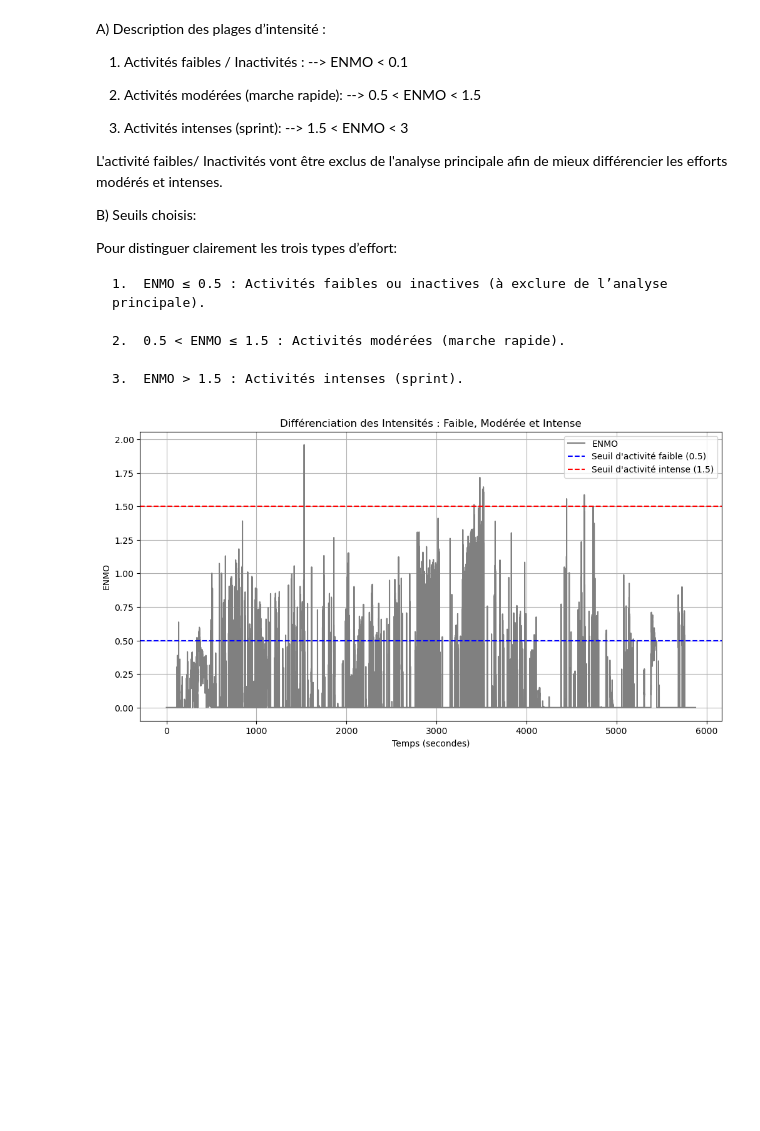
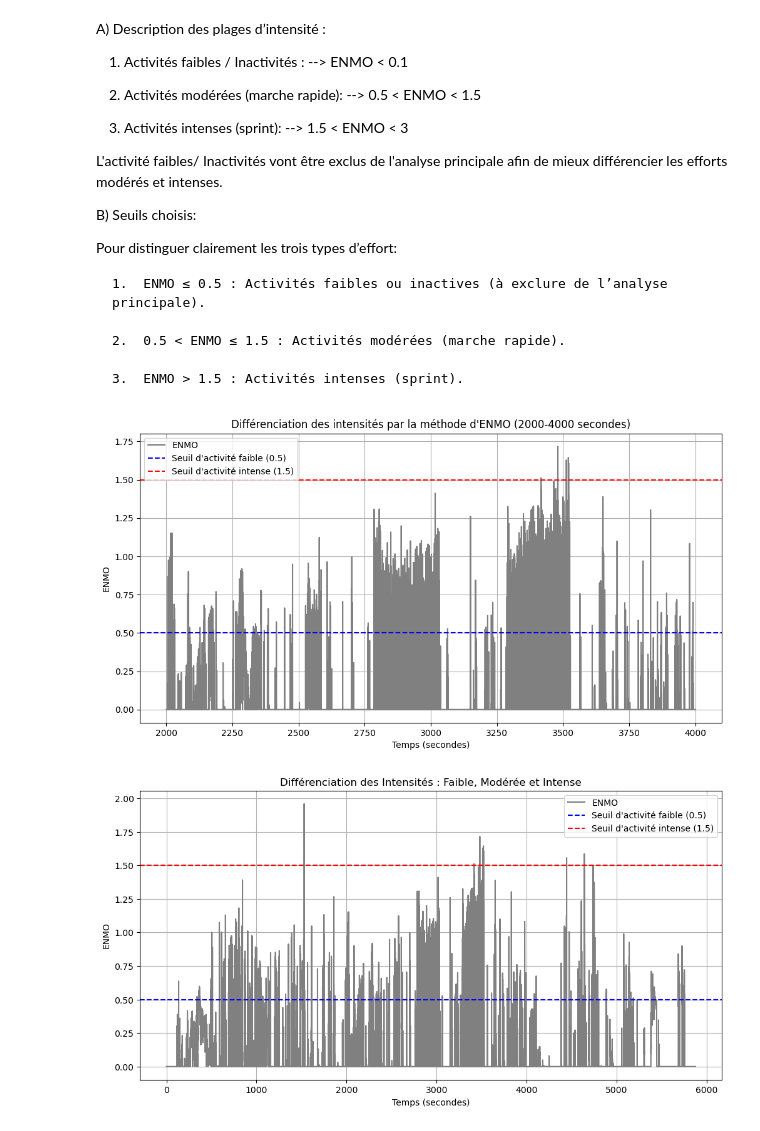
Before and after one commit to leyah-sa/AX3-Project, a Jupyter notebook: notebooks/Non-smoker/D) ENMO.ipynb, the cells around one changed output. Cells and saved outputs as stored; diff of their text form; code cells hidden in the pictures; blank space fills up the shorter version.

Commit message:
update: enmo

```diff
--- a/notebooks/Non-smoker/D) ENMO.ipynb
+++ b/notebooks/Non-smoker/D) ENMO.ipynb
@@ -152,6 +152,32 @@ Pour distinguer clairement les trois types d’effort:
 	2.	0.5 < ENMO ≤ 1.5 : Activités modérées (marche rapide).
 
 	3.	ENMO > 1.5 : Activités intenses (sprint).
+# %%
+# Définir les seuils pour les intensités
+seuil_faible = 0.5
+seuil_intense = 1.5
+
+# Filtrer les données entre 2000 et 4000 secondes
+filtered_data = data[(data['relative_time_minutes'] >= 2000) & (data['relative_time_minutes'] <= 4000)]
+
+# Classifier les moments d'intensité
+moments_faibles = filtered_data[filtered_data['ENMO'] <= seuil_faible]
+moments_moderes = filtered_data[(filtered_data['ENMO'] > seuil_faible) & (filtered_data['ENMO'] <= seuil_intense)]
+moments_intenses = filtered_data[filtered_data['ENMO'] > seuil_intense]
+
+# Visualisation des intensités
+plt.figure(figsize=(12, 6))
+plt.plot(filtered_data['relative_time_minutes'], filtered_data['ENMO'], label="ENMO", color='grey')
+plt.axhline(y=seuil_faible, color='blue', linestyle='--', label="Seuil d'activité faible (0.5)")
+plt.axhline(y=seuil_intense, color='red', linestyle='--', label="Seuil d'activité intense (1.5)")
+plt.title("Différenciation des intensités par la méthode d'ENMO (2000-4000 secondes)")
+plt.xlabel("Temps (secondes)")
+plt.ylabel("ENMO")
+plt.legend()
+plt.grid(True)
+plt.show()
+# %% [output]
+[figure, added]
 # %%
 # Définir les seuils pour les intensités
 seuil_faible = 0.5
```
Also changed, not shown: 2 other files.
